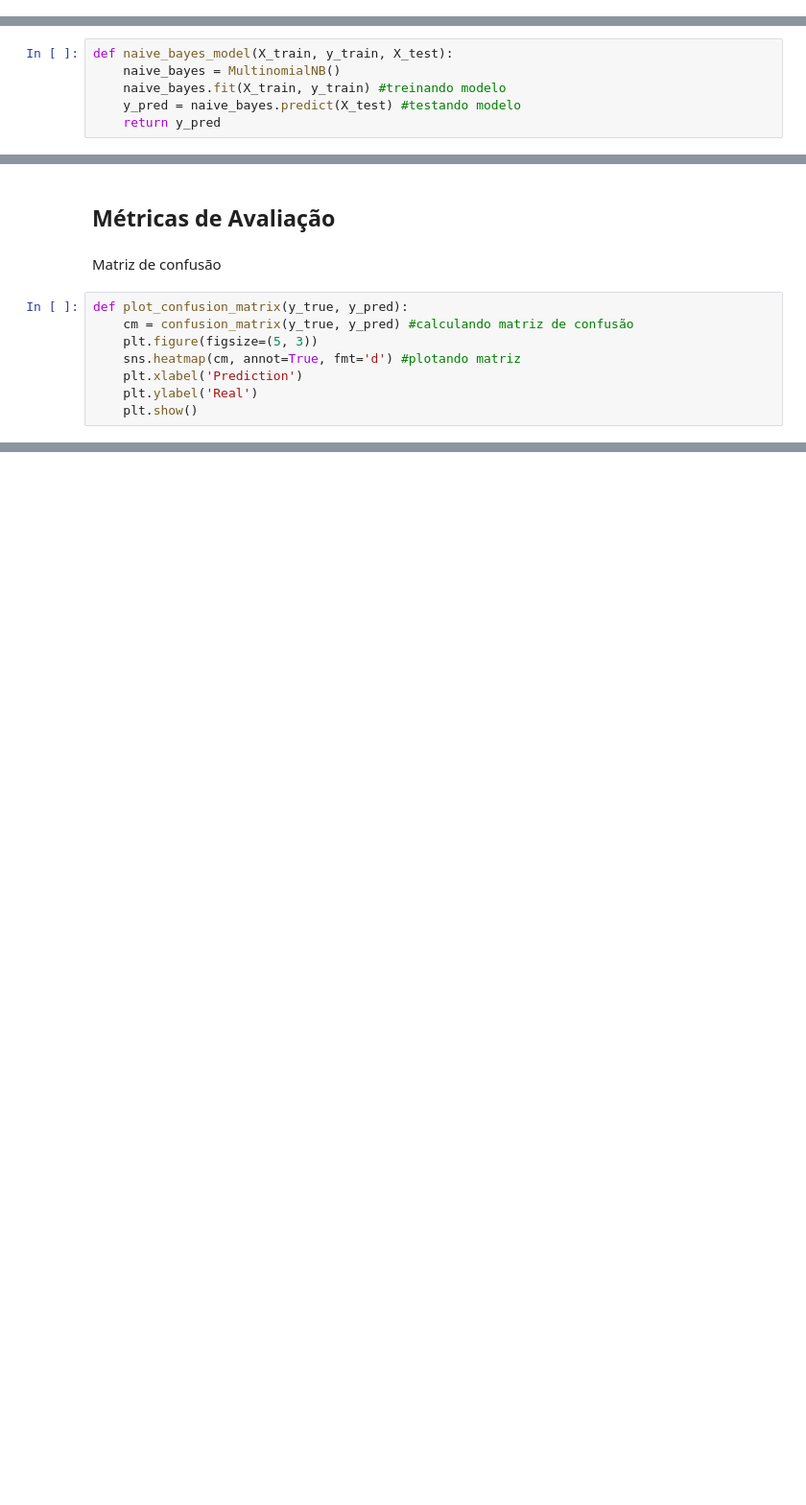
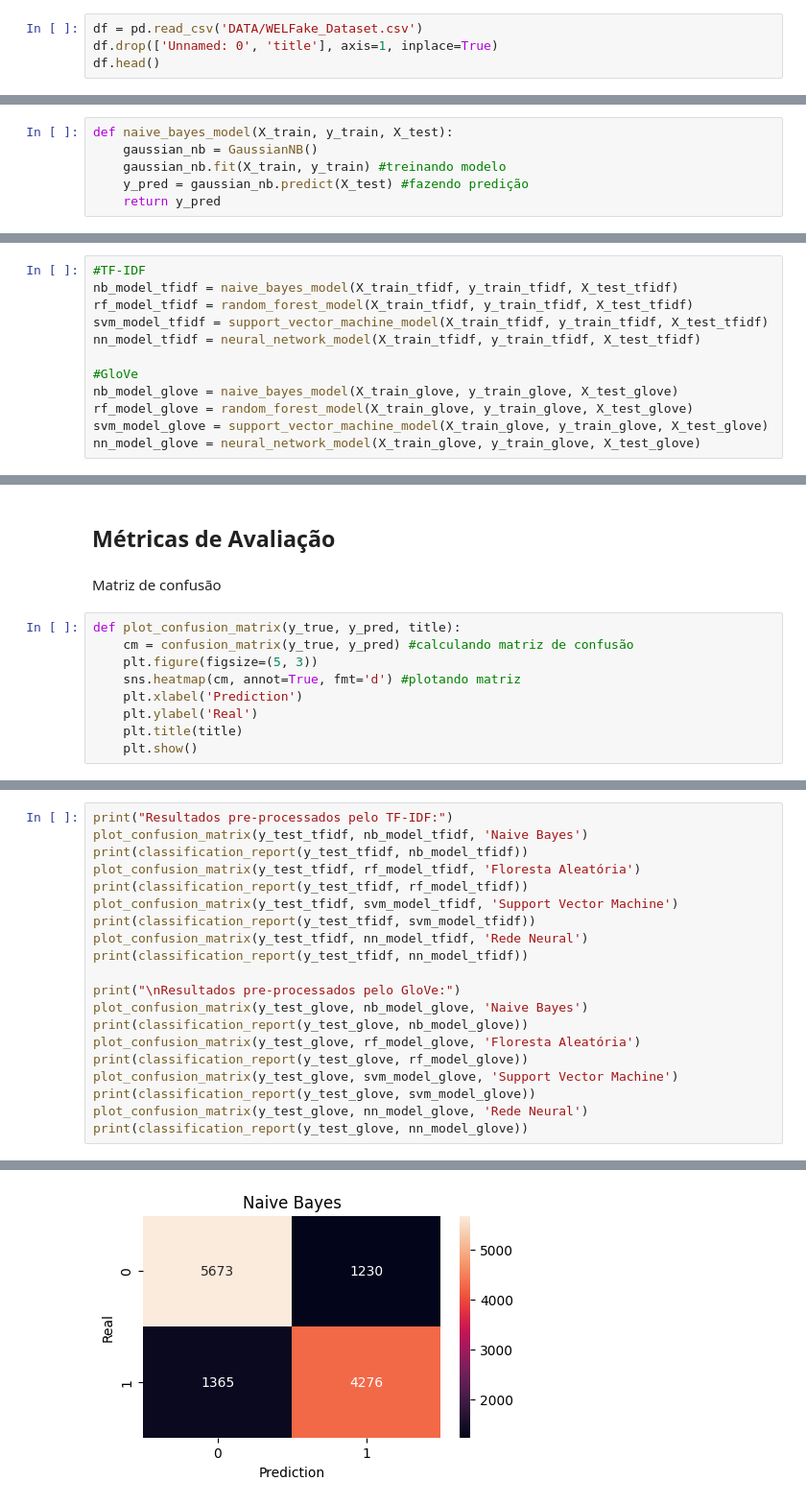
Before and after one commit to marciofh/tcc-fake-news-detection, a Jupyter notebook: app.ipynb, the cells around one changed output, grey strips where cells are left out. Shown: that part at 96% size. Saved outputs shown, nothing was run; the diff lists cells and outputs as text; blank space fills up the shorter version.

```diff
--- a/app.ipynb
+++ b/app.ipynb
@@ -56,0 +32,4 @@ df.head()
+# %%
+df = pd.read_csv('DATA/WELFake_Dataset.csv')
+df.drop(['Unnamed: 0', 'title'], axis=1, inplace=True)
+df.head()
@@ -199,9 +154,9 @@ Number of samples with no words found: 7 / 4280
 Naive Bayes
 # %%
 def naive_bayes_model(X_train, y_train, X_test):
-    naive_bayes = MultinomialNB()
-    naive_bayes.fit(X_train, y_train) #treinando modelo
-    y_pred = naive_bayes.predict(X_test) #testando modelo
+    gaussian_nb = GaussianNB()
+    gaussian_nb.fit(X_train, y_train) #treinando modelo
+    y_pred = gaussian_nb.predict(X_test) #fazendo predição
     return y_pred
 # %% [markdown]
 Floresta Aleatória
@@ -245,0 +194,12 @@ nn_model = neural_network_model(X_train, y_train, X_test)
+# %%
+#TF-IDF
+nb_model_tfidf = naive_bayes_model(X_train_tfidf, y_train_tfidf, X_test_tfidf)
+rf_model_tfidf = random_forest_model(X_train_tfidf, y_train_tfidf, X_test_tfidf)
+svm_model_tfidf = support_vector_machine_model(X_train_tfidf, y_train_tfidf, X_test_tfidf)
+nn_model_tfidf = neural_network_model(X_train_tfidf, y_train_tfidf, X_test_tfidf)
+
+#GloVe
+nb_model_glove = naive_bayes_model(X_train_glove, y_train_glove, X_test_glove)
+rf_model_glove = random_forest_model(X_train_glove, y_train_glove, X_test_glove)
+svm_model_glove = support_vector_machine_model(X_train_glove, y_train_glove, X_test_glove)
+nn_model_glove = neural_network_model(X_train_glove, y_train_glove, X_test_glove)
@@ -248,10 +211,11 @@ nn_model = neural_network_model(X_train, y_train, X_test)
 # %% [markdown]
 Matriz de confusão
 # %%
-def plot_confusion_matrix(y_true, y_pred):
+def plot_confusion_matrix(y_true, y_pred, title):
     cm = confusion_matrix(y_true, y_pred) #calculando matriz de confusão
     plt.figure(figsize=(5, 3))
     sns.heatmap(cm, annot=True, fmt='d') #plotando matriz
     plt.xlabel('Prediction')
     plt.ylabel('Real')
+    plt.title(title)
     plt.show()
@@ -302,0 +224,21 @@ weighted avg       0.78      0.75      0.76      4280
+# %%
+print("Resultados pre-processados pelo TF-IDF:")
+plot_confusion_matrix(y_test_tfidf, nb_model_tfidf, 'Naive Bayes')
+print(classification_report(y_test_tfidf, nb_model_tfidf))
+plot_confusion_matrix(y_test_tfidf, rf_model_tfidf, 'Floresta Aleatória')
+print(classification_report(y_test_tfidf, rf_model_tfidf))
+plot_confusion_matrix(y_test_tfidf, svm_model_tfidf, 'Support Vector Machine')
+print(classification_report(y_test_tfidf, svm_model_tfidf))
+plot_confusion_matrix(y_test_tfidf, nn_model_tfidf, 'Rede Neural')
+print(classification_report(y_test_tfidf, nn_model_tfidf))
+
+print("\nResultados pre-processados pelo GloVe:")
+plot_confusion_matrix(y_test_glove, nb_model_glove, 'Naive Bayes')
+print(classification_report(y_test_glove, nb_model_glove))
+plot_confusion_matrix(y_test_glove, rf_model_glove, 'Floresta Aleatória')
+print(classification_report(y_test_glove, rf_model_glove))
+plot_confusion_matrix(y_test_glove, svm_model_glove, 'Support Vector Machine')
+print(classification_report(y_test_glove, svm_model_glove))
+plot_confusion_matrix(y_test_glove, nn_model_glove, 'Rede Neural')
+print(classification_report(y_test_glove, nn_model_glove))
+# %% [output]
@@ -302,0 +246 @@ weighted avg       0.78      0.75      0.76      4280
+[figure, added]
```
Also changed, not shown: parts of 24 cells of this notebook.
